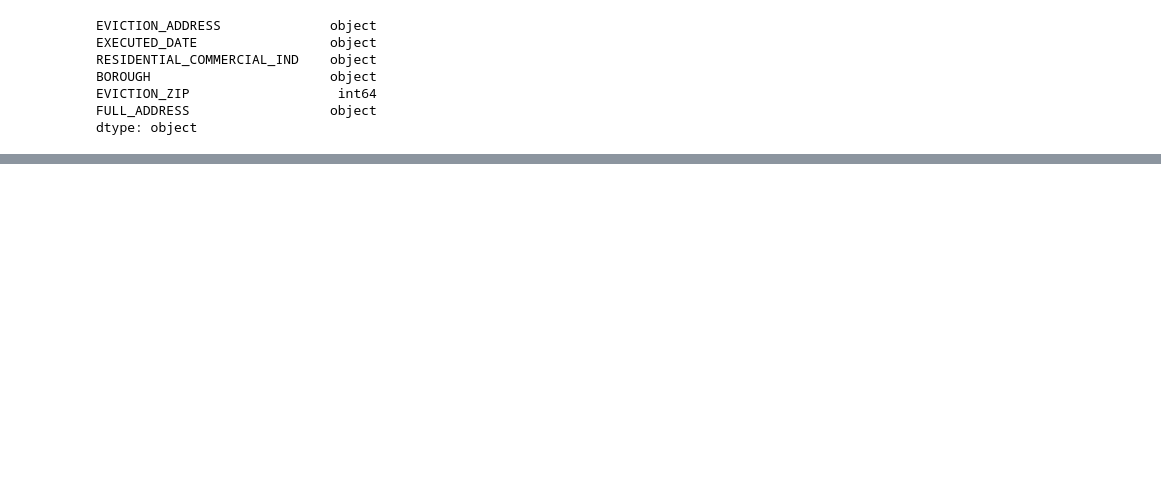
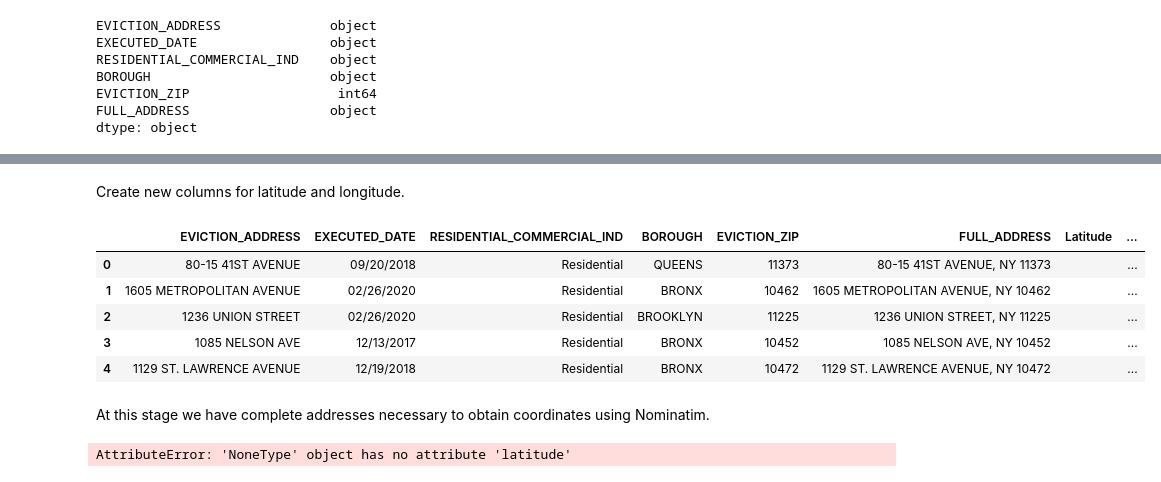
Before and after one commit to abiswas20/Data_Sci_Projects, a Jupyter notebook: Evictions.ipynb, the cells around one changed output, grey strips where cells are left out. Cells and saved outputs as stored; diff of their text form; code cells hidden in the pictures; blank space fills up the shorter version.

```diff
--- a/Evictions.ipynb
+++ b/Evictions.ipynb
@@ -457,3 +449,6 @@ BOROUGH                       object
 EVICTION_ZIP                   int64
 FULL_ADDRESS                  object
 dtype: object
+# %%
+df3=df3.replace('\*','',regex=True).astype(str)
+df3['EVICTION_ADDRESS']
@@ -459,0 +468,3 @@ dtype: object
+# %%
+df3['FULL_ADDRESS']=df3['EVICTION_ADDRESS']+', NY '+df3['EVICTION_ZIP']
+df3['FULL_ADDRESS']
@@ -459,0 +484,3 @@ dtype: object
+# %%
+df3.reset_index(inplace=True)
+df3.drop('index',axis=1,inplace=True)
@@ -459,0 +496,29 @@ dtype: object
+# %% [markdown]
+Create new columns for latitude and longitude.
+# %%
+df3['Latitude']=''
+df3['Longitude']=''
+# %%
+df3.head()
+# %% [output]
+|  | EVICTION_ADDRESS | EXECUTED_DATE | RESIDENTIAL_COMMERCIAL_IND | BOROUGH | EVICTION_ZIP | FULL_ADDRESS | Latitude | ... |
+| 0 | 80-15 41ST AVENUE | 09/20/2018 | Residential | QUEENS | 11373 | 80-15 41ST AVENUE, NY 11373 |  | ... |
+| 1 | 1605 METROPOLITAN AVENUE | 02/26/2020 | Residential | BRONX | 10462 | 1605 METROPOLITAN AVENUE, NY 10462 |  | ... |
+| 2 | 1236 UNION STREET | 02/26/2020 | Residential | BROOKLYN | 11225 | 1236 UNION STREET, NY 11225 |  | ... |
+| 3 | 1085 NELSON AVE | 12/13/2017 | Residential | BRONX | 10452 | 1085 NELSON AVE, NY 10452 |  | ... |
+| 4 | 1129 ST. LAWRENCE AVENUE | 12/19/2018 | Residential | BRONX | 10472 | 1129 ST. LAWRENCE AVENUE, NY 10472 |  | ... |
+# %% [markdown]
+At this stage we have complete addresses necessary to obtain coordinates using Nominatim.
+# %%
+geoloc=Nominatim(user_agent="NYC_Evictions")
+i=0
+while i<len(df3.index):
+    location=geoloc.geocode(df3.iloc[i,5])
+    Latitude=location.latitude
+    Longitude=location.longitude
+    df3.iloc[i,6]=Latitude
+    df3.iloc[i,7]=Longitude
+    i+=1
+df3
+# %% [output]
+AttributeError: 'NoneType' object has no attribute 'latitude'
```
Also changed, not shown: parts of 7 cells of this notebook.
